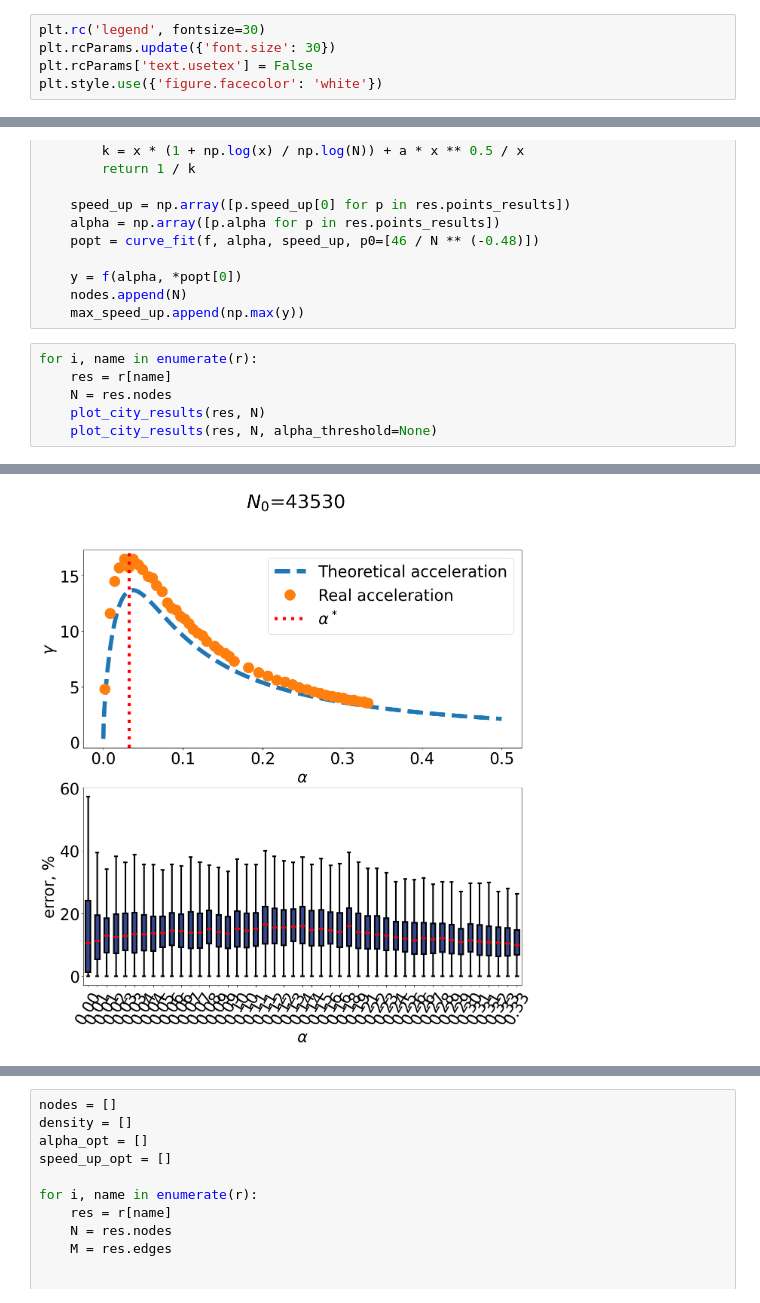
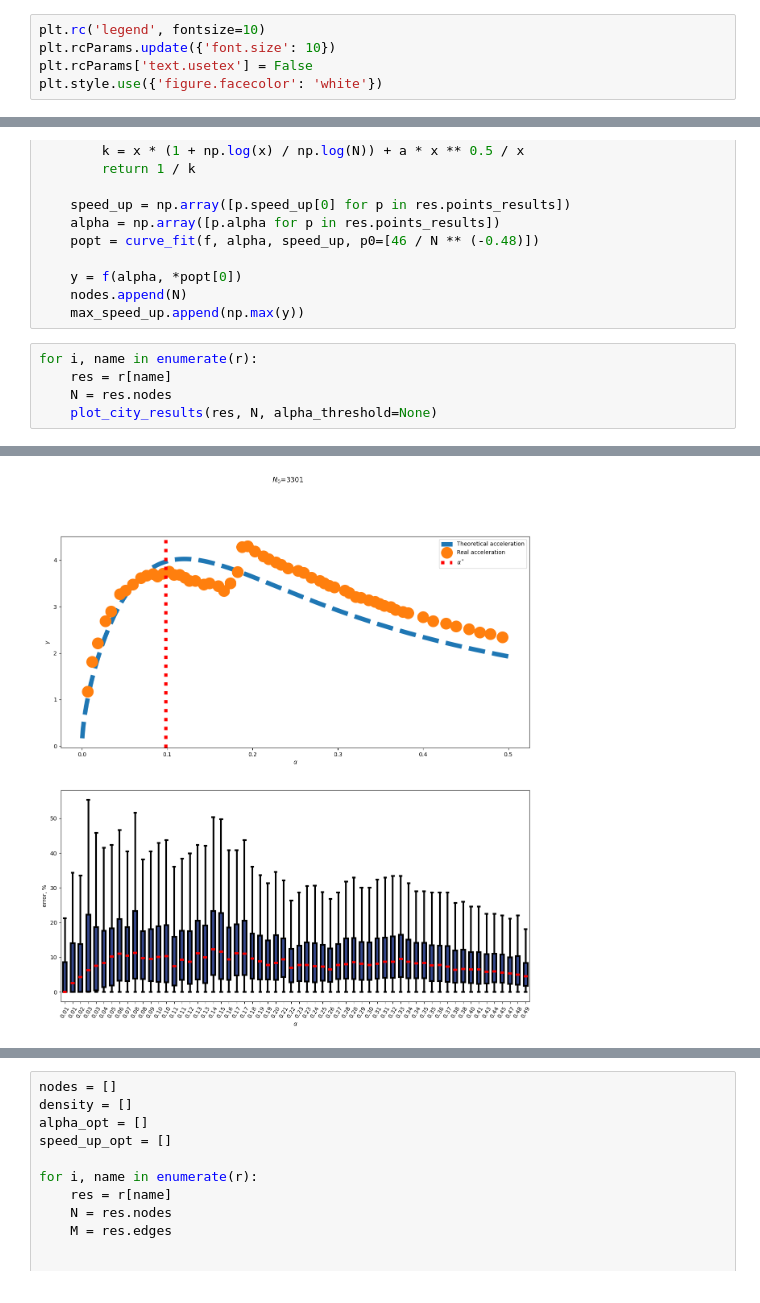
Before and after one commit to NikitaNikolaevich/graph-topology-in-routing-problems, a Jupyter notebook: examples/figures.ipynb, the cells around one changed output, grey strips where cells are left out. Drawn from its saved outputs; the diff is of its cells as text.

Commit message:
upd figures and furmulas

```diff
--- a/examples/figures.ipynb
+++ b/examples/figures.ipynb
@@ -17,8 +17,8 @@ from plot_functions import (
     theoretical_alpha_star_density
 )
 # %%
-plt.rc('legend', fontsize=30)
-plt.rcParams.update({'font.size': 30})
+plt.rc('legend', fontsize=10)
+plt.rcParams.update({'font.size': 10})
 plt.rcParams['text.usetex'] = False
 plt.style.use({'figure.facecolor': 'white'})
 # %%
@@ -47,6 +47,5 @@ for name in r:
 for i, name in enumerate(r):
     res = r[name]
     N = res.nodes
-    plot_city_results(res, N)
     plot_city_results(res, N, alpha_threshold=None)
 # %% [output]
@@ -54 +53 @@ for i, name in enumerate(r):
-[figure, old version]
+[figure, new version]
```
Also changed, not shown: parts of 2 cells of this notebook, 2 other files.
